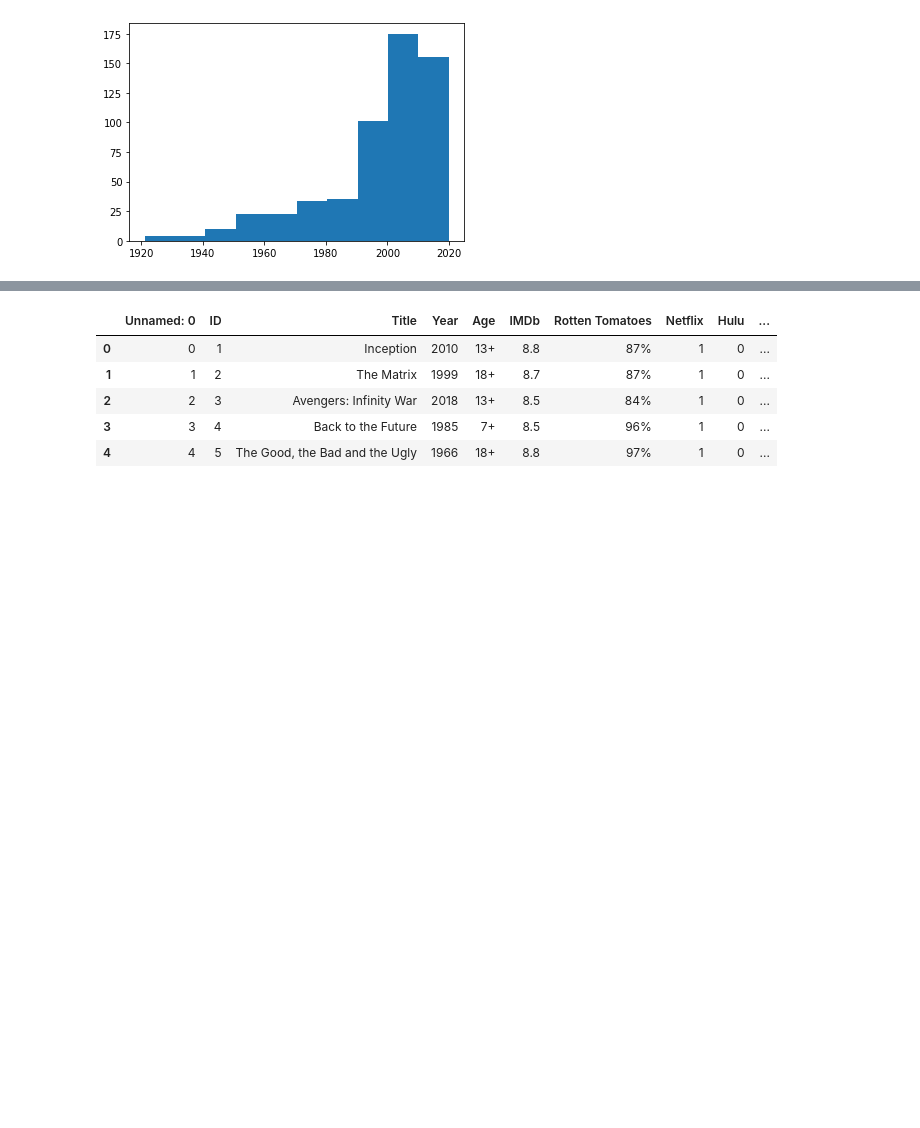
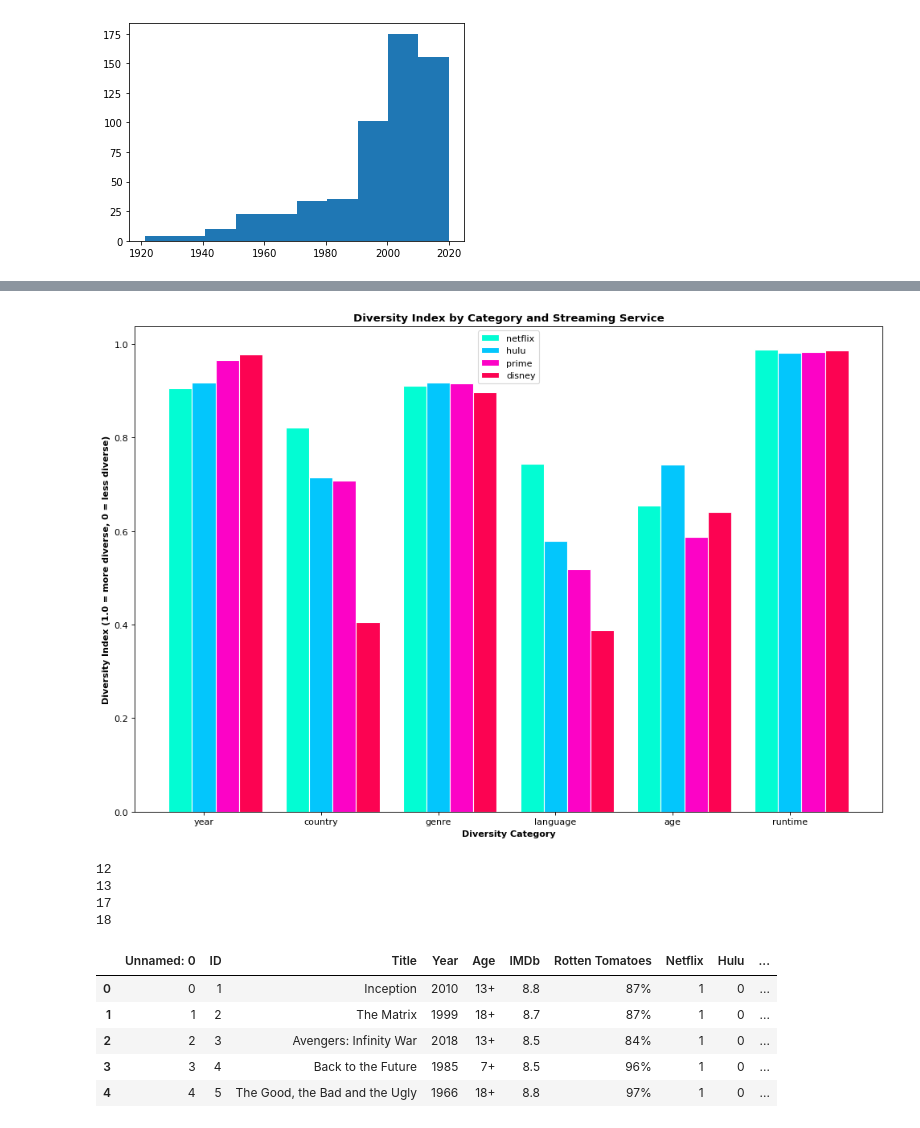
Before and after one commit to datares/the-avocados-movies, a Jupyter notebook: Zach/diversity_onboarding.ipynb, the cells around one changed output, grey strips where cells are left out. Cells and saved outputs as stored; diff of their text form; code cells hidden in the pictures; blank space fills up the shorter version.

Commit message:
Finish diversity

```diff
--- a/Zach/diversity_onboarding.ipynb
+++ b/Zach/diversity_onboarding.ipynb
@@ -211,3 +223,83 @@ print(simpson_index(Counter(acquire_runtimes(platform_avail, disney))))
+# %%
+barWidth = 0.2
+figure(num=None, figsize=(15, 10), dpi=80, facecolor='w', edgecolor='k')
+netflix_i = [year_netflix_i, country_netflix_i, genre_netflix_i, language_netflix_i, age_netflix_i, runtime_netflix_i]
+hulu_i = [year_hulu_i, country_hulu_i, genre_hulu_i, language_hulu_i, age_hulu_i, runtime_hulu_i]
+prime_i = [year_prime_i, country_prime_i, genre_prime_i, language_prime_i, age_prime_i, runtime_prime_i]
+disney_i = [year_disney_i, country_disney_i, genre_disney_i, language_disney_i, age_disney_i, runtime_disney_i]
+
+r1 = np.arange(len(netflix_i))
+r2 = [x + barWidth for x in r1]
+r3 = [x + barWidth for x in r2]
+r4 = [x + barWidth for x in r3]
+
+plt.bar(r1, netflix_i, color='#03fcd3', width=barWidth, edgecolor='white', label='netflix')
+plt.bar(r2, hulu_i, color='#03c6fc', width=barWidth, edgecolor='white', label='hulu')
+plt.bar(r3, prime_i, color='#fc03c6', width=barWidth, edgecolor='white', label='prime')
+plt.bar(r4, disney_i, color='#fc0352', width=barWidth, edgecolor='white', label='disney')
+
+plt.xlabel('Diversity Category', fontweight='bold')
+plt.xticks([r + barWidth for r in range(len(netflix_i))], ['year', 'country', 'genre', 'language', 'age', 'runtime'])
+
+plt.ylabel('Diversity Index (1.0 = more diverse, 0 = less diverse)', fontweight='bold')
+plt.title('Diversity Index by Category and Streaming Service', fontweight='bold')
+
+plt.legend()
+plt.show()
+
+disney_score = 4 + 1 + 1 + 1 + 2 + 3
+prime_score = 3 + 2 + 3 + 2 + 1 + 2
+hulu_score = 2 + 3 + 4 + 3 + 4 + 1
+netflix_score = 1 + 4 + 2 + 4 + 3 + 4
+
+
+# YEAR
+# 1. Disney
+# 2. Prime
+# 3. Hulu
+# 4. Netflix
+
+# COUNTRY
+# 1. Netflix
+# 2. Hulu
+# 3. Prime
+# 4. Disney
+
+# GENRE
+# 1. Hulu
+# 2. Prime
+# 3. Netflix
+# 4. Disney
+
+# LANGUAGE
+# 1. Netflix
+# 2. Hulu
+# 3. Prime
+# 4. Disney
+
+# AGE
+# 1. Hulu
+# 2. Netflix
+# 3. Disney
+# 4. Prime
+
+# RUNTIME
+# 1. Netflix
+# 2. Disney
+# 3. Prime
+# 4. Hulu
+# %% [output]
+[figure, added]
+# %%
+print(disney_score)
+print(prime_score)
+print(hulu_score)
+print(netflix_score)
+# %% [output]
+12
+13
+17
+18
 # %%
 platform_avail.head()
 # %% [output]
```
Also changed, not shown: parts of 5 cells of this notebook, 1 other file.
